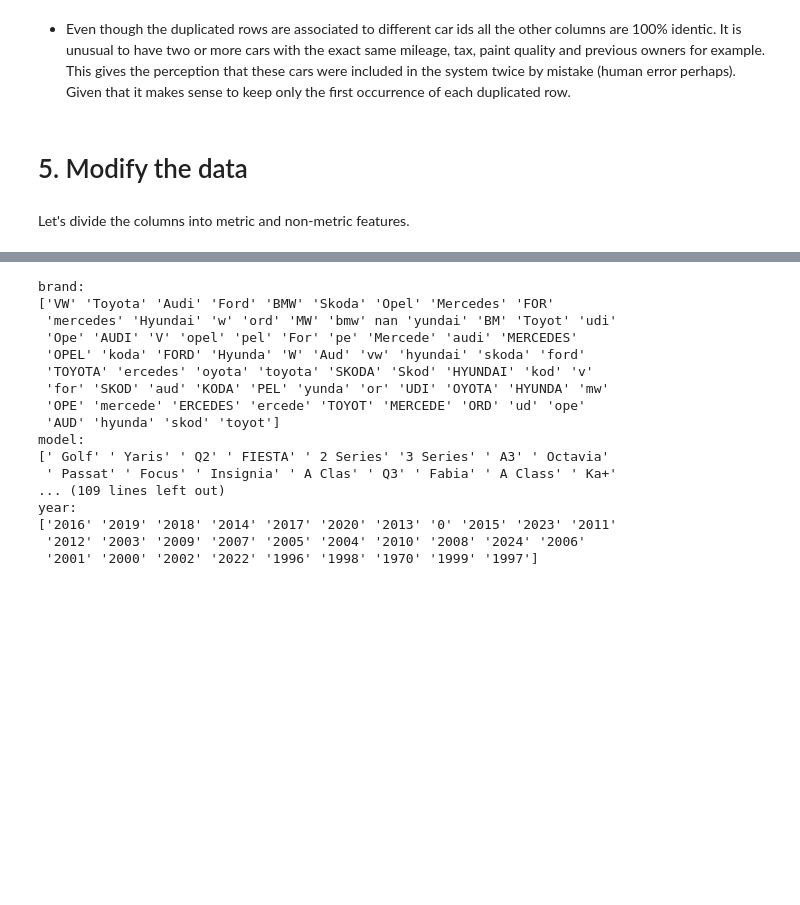
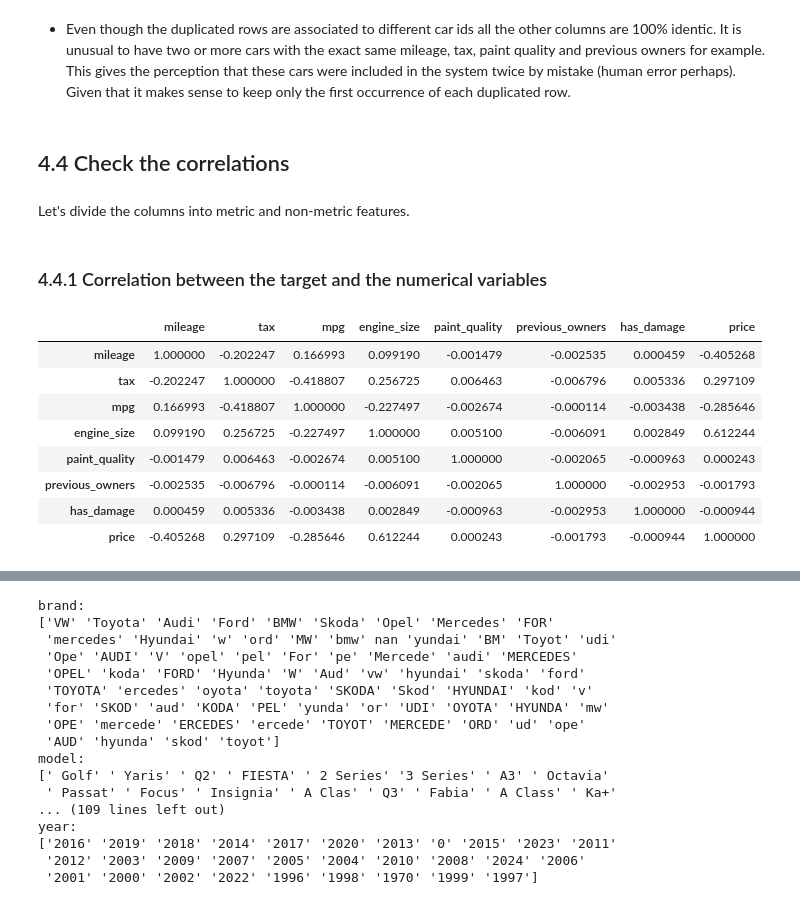
Before and after one commit to TheFriendlyTwin/Group14-Cars4You-Project, a Jupyter notebook: todo_28.10.ipynb, the cells around one changed output, grey strips where cells are left out. Saved outputs shown, nothing was run; the diff lists cells and outputs as text; code cells hidden in the pictures; blank space fills up the shorter version.

```diff
--- a/todo_28.10.ipynb
+++ b/todo_28.10.ipynb
@@ -366,10 +366,27 @@ np.int64(0)
 # %% [markdown]
 - Even though the duplicated rows are associated to different car ids all the other columns are 100% identic. It is unusual to have two or more cars with the exact same mileage, tax, paint quality and previous owners for example. This gives the perception that these cars were included in the system twice by mistake (human error perhaps). Given that it makes sense to keep only the first occurrence of each duplicated row.
-# %% [markdown]
-# 5. Modify the data
+# %% [markdown]
+## 4.4 Check the correlations
 # %% [markdown]
 Let's divide the columns into metric and non-metric features.
 # %%
 independent_columns = train_data.columns.drop('price')
 categorical_columns = ['brand', 'model', 'transmission', 'fuel_type', 'year']
 numeric_columns = list(independent_columns.drop(categorical_columns))
+# %% [markdown]
+### 4.4.1 Correlation between the target and the numerical variables
+# %%
+# Doing the correlation matrix for the numerical columns
+correlation_list = numeric_columns + ['price']
+correlation_matrix = train_data[correlation_list].corr()
+correlation_matrix
+# %% [output]
+|  | mileage | tax | mpg | engine_size | paint_quality | previous_owners | has_damage | price |
+| mileage | 1.000000 | -0.202247 | 0.166993 | 0.099190 | -0.001479 | -0.002535 | 0.000459 | -0.405268 |
+| tax | -0.202247 | 1.000000 | -0.418807 | 0.256725 | 0.006463 | -0.006796 | 0.005336 | 0.297109 |
+| mpg | 0.166993 | -0.418807 | 1.000000 | -0.227497 | -0.002674 | -0.000114 | -0.003438 | -0.285646 |
+| engine_size | 0.099190 | 0.256725 | -0.227497 | 1.000000 | 0.005100 | -0.006091 | 0.002849 | 0.612244 |
+| paint_quality | -0.001479 | 0.006463 | -0.002674 | 0.005100 | 1.000000 | -0.002065 | -0.000963 | 0.000243 |
+| previous_owners | -0.002535 | -0.006796 | -0.000114 | -0.006091 | -0.002065 | 1.000000 | -0.002953 | -0.001793 |
+| has_damage | 0.000459 | 0.005336 | -0.003438 | 0.002849 | -0.000963 | -0.002953 | 1.000000 | -0.000944 |
+| price | -0.405268 | 0.297109 | -0.285646 | 0.612244 | 0.000243 | -0.001793 | -0.000944 | 1.000000 |
```
Also changed, not shown: parts of 16 cells of this notebook.
